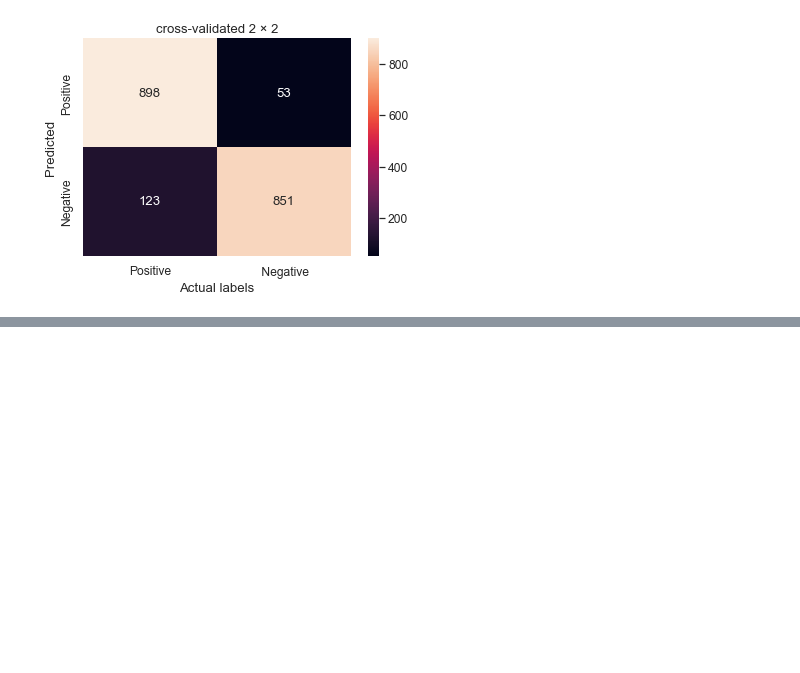
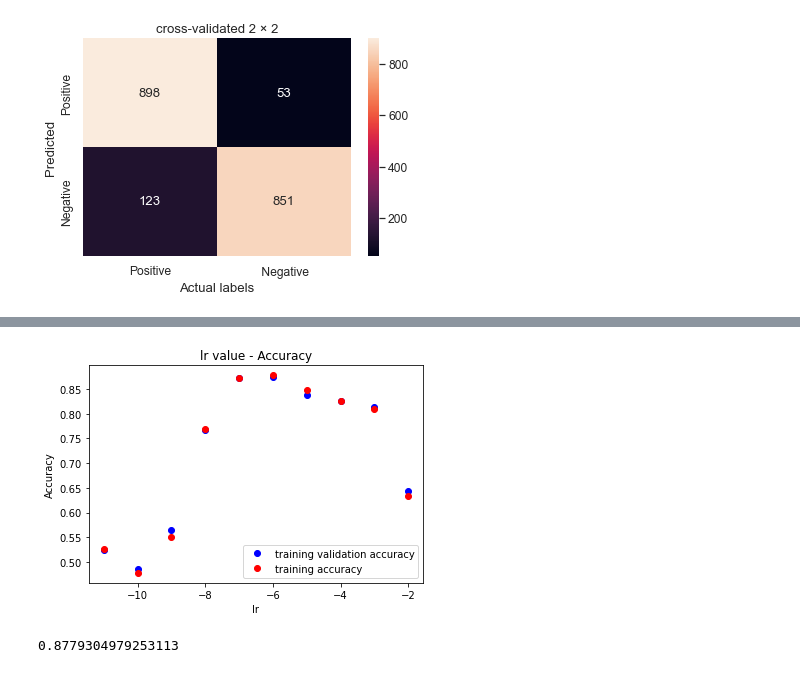
Before and after one commit to orrLani/ML2, a Jupyter notebook: plots.ipynb, the cells around one changed output, grey strips where cells are left out. Saved outputs shown, nothing was run; the diff lists cells and outputs as text; code cells hidden in the pictures; blank space fills up the shorter version.

```diff
--- a/plots.ipynb
+++ b/plots.ipynb
@@ -362,0 +336,31 @@ Q13()
+# %%
+from sklearn.preprocessing import PolynomialFeatures
+from sklearn.model_selection import validation_curve
+def Q19(X,y):
+    # C: float, lr: float = 1e-5
+    poly = PolynomialFeatures()
+    X = poly.fit_transform(X)
+    k = np.logspace(-10, -1, 10)
+    train_scores, valid_scores = validation_curve(
+        estimator=SVM.SoftSVM(C=1000),
+        X=X,
+        y=y,
+        param_name="lr",
+        param_range=k ,
+        cv=8)
+    train_mean = train_scores.mean(axis=1)
+    valid_mean = valid_scores.mean(axis=1)
+
+    plt.plot(range(-11,-1), train_mean, 'bo', label="training validation accuracy")
+    plt.plot(range(-11,-1), valid_mean, 'ro', label="training accuracy")
+    plt.xlabel('lr')
+    plt.ylabel('Accuracy')
+    plt.title("lr value - Accuracy")
+    plt.legend(loc='best')
+    plt.show()
+    k = valid_mean.max()
+    print(k)
+Q19(df_normolize[['PCR_03', 'PCR_07', 'PCR_10']].values, df['spread'].values)
+# %% [output]
+[figure, added]
+0.8779304979253113
```
Also changed, not shown: parts of 8 cells of this notebook, 3 other files.
